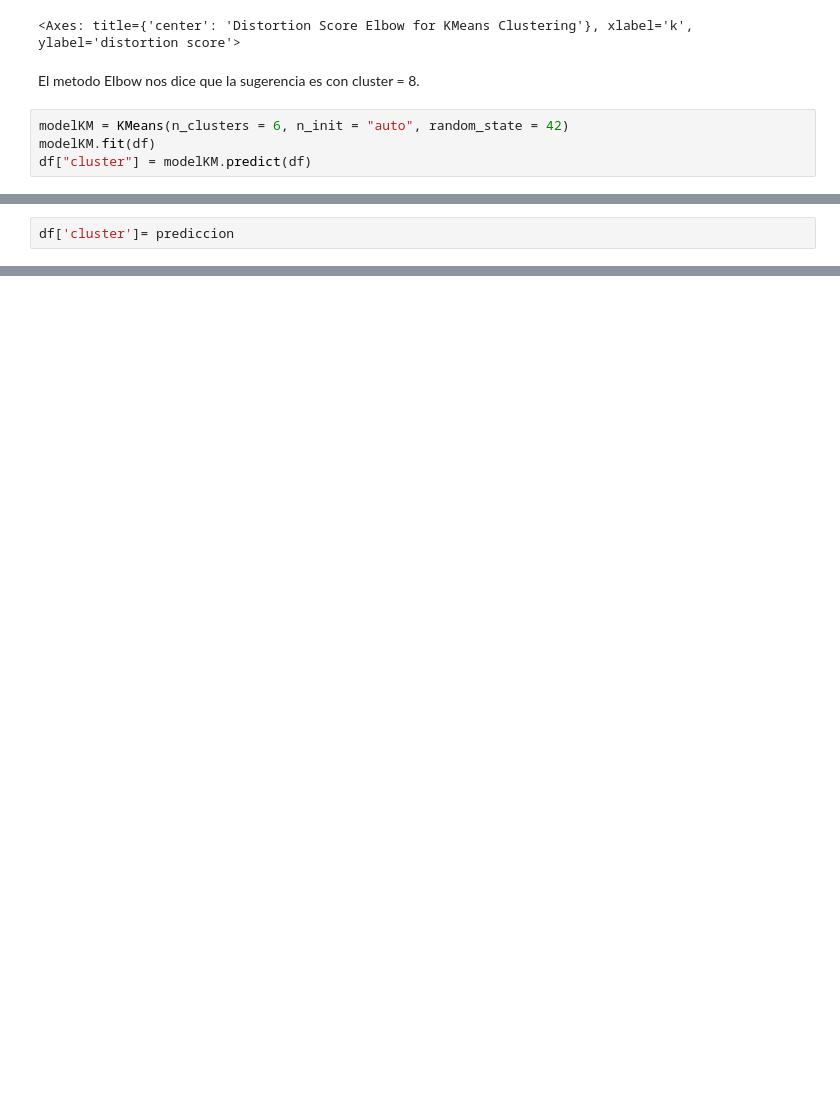
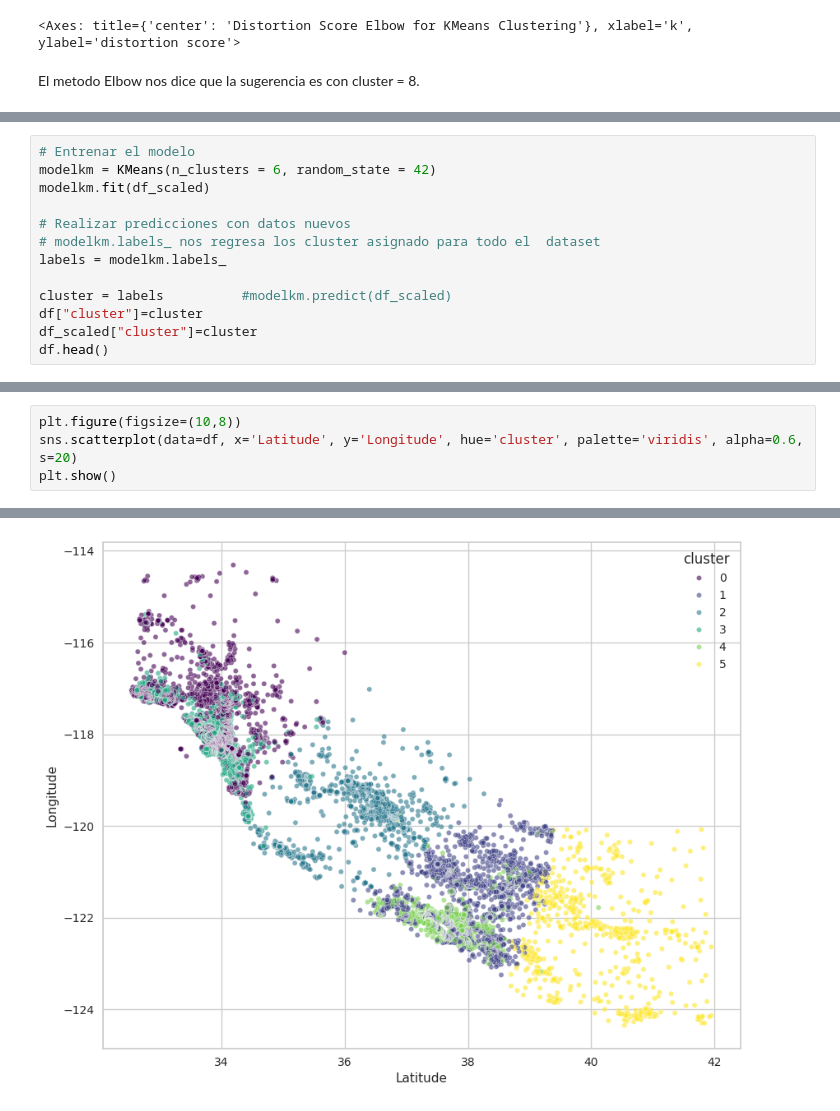
Before and after one commit to 4GeeksAcademy/GuilloMansa-MachineLearning, a Jupyter notebook: src/09-k-means-housing.ipynb, the cells around one changed output, grey strips where cells are left out. Saved outputs shown, nothing was run; the diff lists cells and outputs as text; blank space fills up the shorter version.

```diff
--- a/src/09-k-means-housing.ipynb
+++ b/src/09-k-means-housing.ipynb
@@ -144,7 +136,3 @@ findfont: Generic family 'sans-serif' not found because none of the following fa
 <Axes: title={'center': 'Distortion Score Elbow for KMeans Clustering'}, xlabel='k', ylabel='distortion score'>
 # %% [markdown]
 El metodo Elbow nos dice que la sugerencia es con cluster = 8.
-# %%
-modelKM = KMeans(n_clusters = 6, n_init = "auto", random_state = 42)
-modelKM.fit(df)
-df["cluster"] = modelKM.predict(df)
@@ -157,2 +139,13 @@ Feature names unseen at fit time:
-# %%
-df['cluster']= prediccion
+# %%
+# Entrenar el modelo
+modelkm = KMeans(n_clusters = 6, random_state = 42)
+modelkm.fit(df_scaled)
+
+# Realizar predicciones con datos nuevos
+# modelkm.labels_ nos regresa los cluster asignado para todo el  dataset
+labels = modelkm.labels_
+
+cluster = labels          #modelkm.predict(df_scaled)
+df["cluster"]=cluster
+df_scaled["cluster"]=cluster
+df.head()
@@ -158,0 +170,5 @@ df['cluster']= prediccion
+# %%
+plt.figure(figsize=(10,8))
+sns.scatterplot(data=df, x='Latitude', y='Longitude', hue='cluster', palette='viridis', alpha=0.6, s=20)
+plt.show()
+# %% [output]
@@ -158,0 +192 @@ df['cluster']= prediccion
+[figure, added]
```
Also changed, not shown: parts of 22 cells of this notebook, 2 other files.
